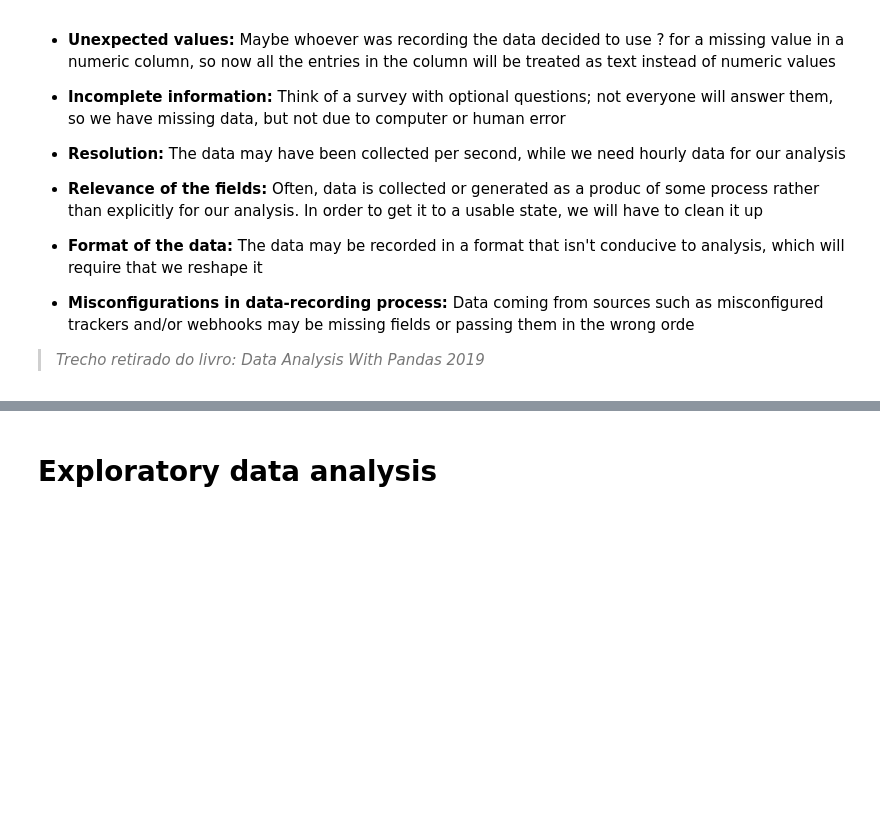
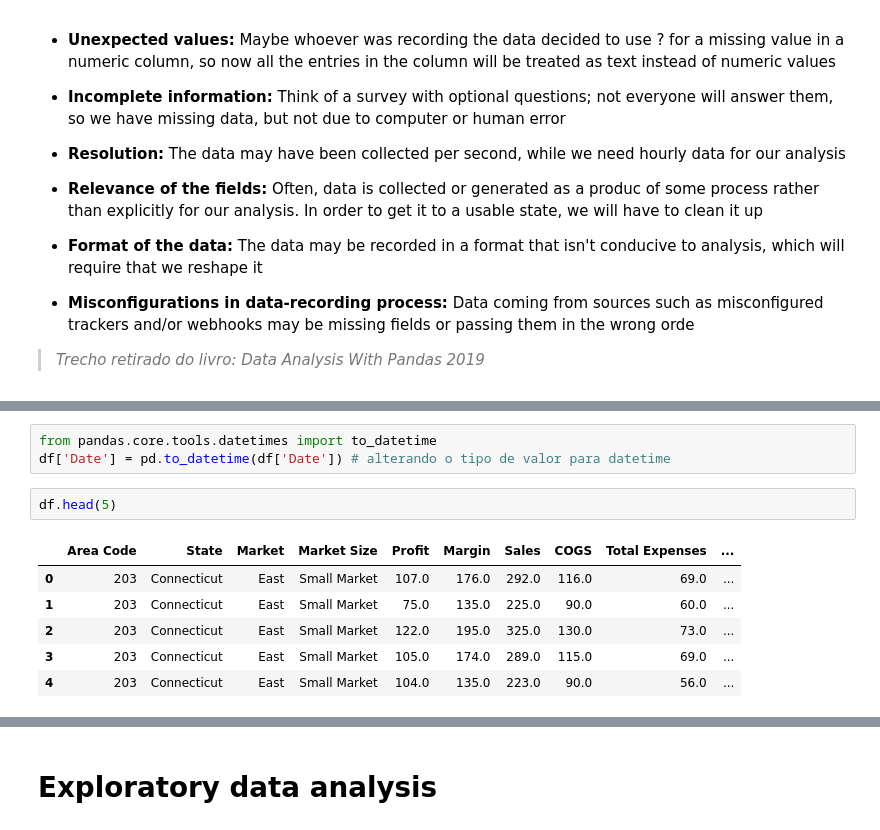
Before and after one commit to FranciniSantana/data-analysis-python-FreeCodeCamp, a Jupyter notebook: Projeto_|_US_Stores_Sales.ipynb, the cells around one changed output, grey strips where cells are left out. Drawn from its saved outputs; the diff is of its cells as text; blank space fills up the shorter version.

```diff
--- a/Projeto_|_US_Stores_Sales.ipynb
+++ b/Projeto_|_US_Stores_Sales.ipynb
@@ -90,0 +123,12 @@ df
+# %%
+from pandas.core.tools.datetimes import to_datetime
+df['Date'] = pd.to_datetime(df['Date']) # alterando o tipo de valor para datetime
+# %%
+df.head(5)
+# %% [output]
+|  | Area Code | State | Market | Market Size | Profit | Margin | Sales | COGS | Total Expenses | ... |
+| 0 | 203 | Connecticut | East | Small Market | 107.0 | 176.0 | 292.0 | 116.0 | 69.0 | ... |
+| 1 | 203 | Connecticut | East | Small Market | 75.0 | 135.0 | 225.0 | 90.0 | 60.0 | ... |
+| 2 | 203 | Connecticut | East | Small Market | 122.0 | 195.0 | 325.0 | 130.0 | 73.0 | ... |
+| 3 | 203 | Connecticut | East | Small Market | 105.0 | 174.0 | 289.0 | 115.0 | 69.0 | ... |
+| 4 | 203 | Connecticut | East | Small Market | 104.0 | 135.0 | 223.0 | 90.0 | 56.0 | ... |
```
Also changed, not shown: parts of 9 cells of this notebook.
